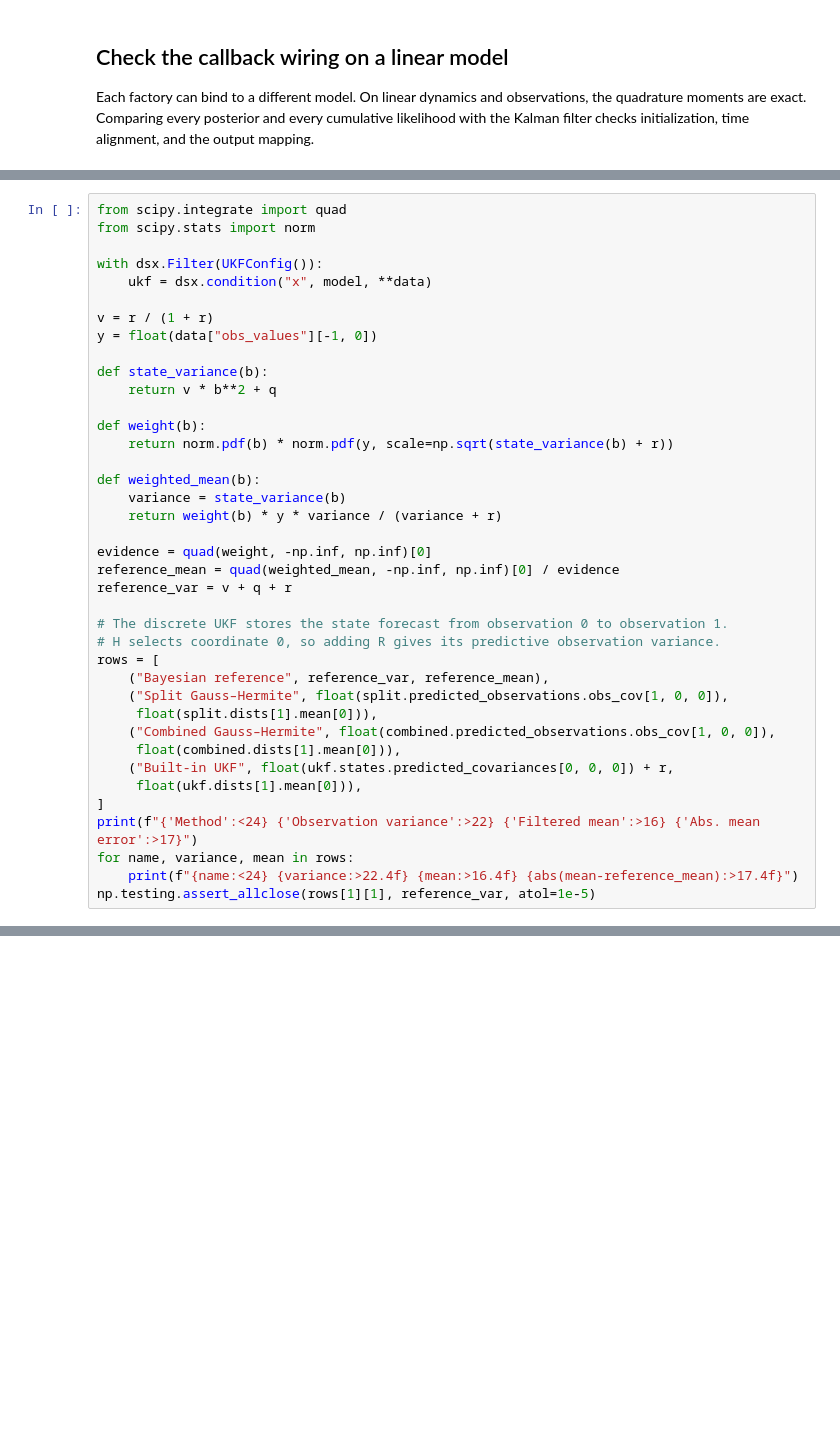
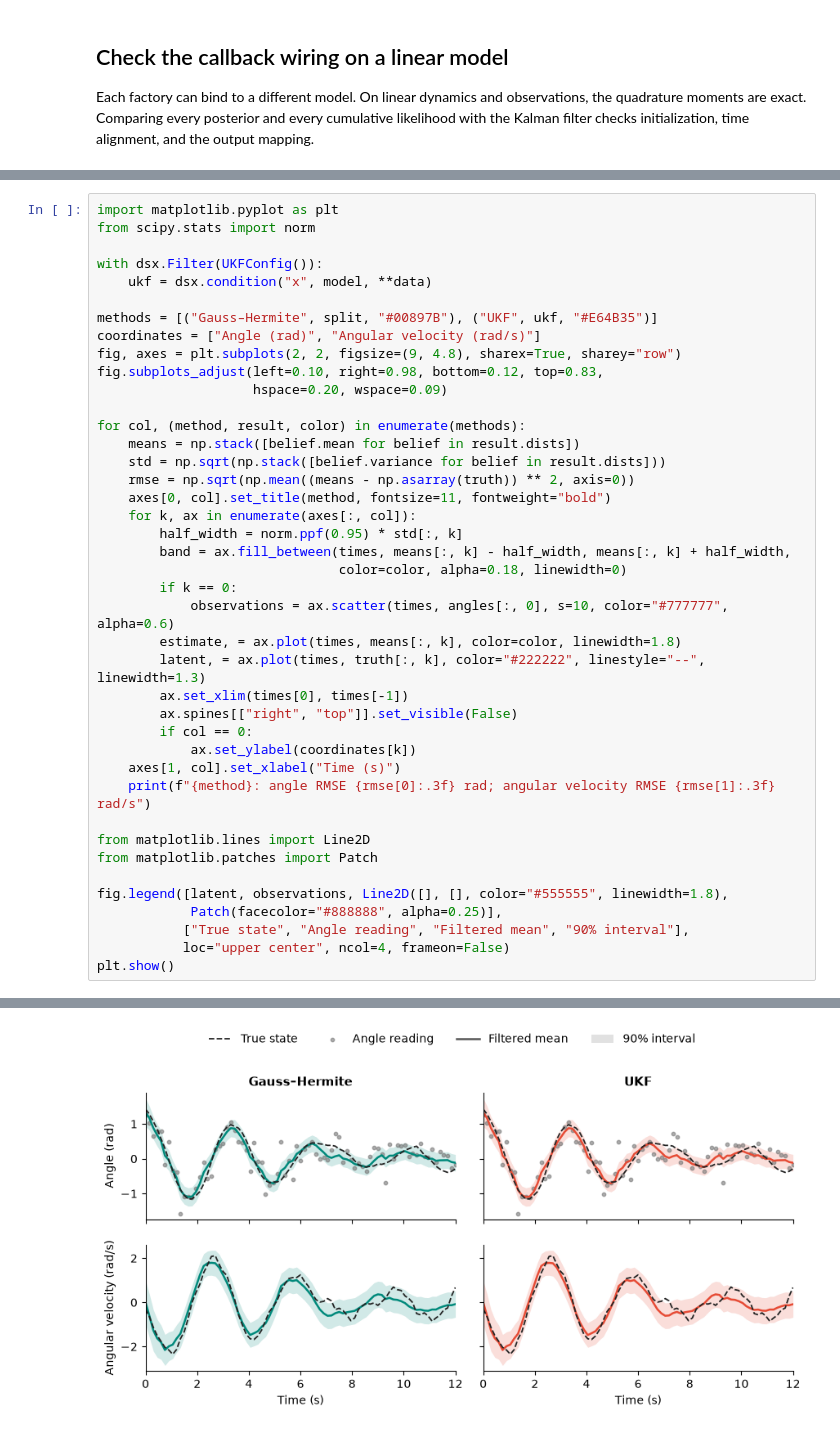
Before and after one commit to BasisResearch/dynestyx, a Jupyter notebook: docs/deep_dives/custom_gauss_hermite_filter.ipynb, the cells around one changed output, grey strips where cells are left out. Saved outputs shown, nothing was run; the diff lists cells and outputs as text; blank space fills up the shorter version.

Commit message:
Compare pendulum state estimates on a simulated trajectory

```diff
--- a/docs/deep_dives/custom_gauss_hermite_filter.ipynb
+++ b/docs/deep_dives/custom_gauss_hermite_filter.ipynb
@@ -219,39 +242,42 @@ We can also check the final **filtered mean** against a numerical Bayesian refer
 # %%
-from scipy.integrate import quad
+import matplotlib.pyplot as plt
 from scipy.stats import norm
 
 with dsx.Filter(UKFConfig()):
     ukf = dsx.condition("x", model, **data)
 
-v = r / (1 + r)
-y = float(data["obs_values"][-1, 0])
+methods = [("Gauss–Hermite", split, "#00897B"), ("UKF", ukf, "#E64B35")]
+coordinates = ["Angle (rad)", "Angular velocity (rad/s)"]
+fig, axes = plt.subplots(2, 2, figsize=(9, 4.8), sharex=True, sharey="row")
+fig.subplots_adjust(left=0.10, right=0.98, bottom=0.12, top=0.83,
+                    hspace=0.20, wspace=0.09)
 
-def state_variance(b):
-    return v * b**2 + q
+for col, (method, result, color) in enumerate(methods):
+    means = np.stack([belief.mean for belief in result.dists])
+    std = np.sqrt(np.stack([belief.variance for belief in result.dists]))
+    rmse = np.sqrt(np.mean((means - np.asarray(truth)) ** 2, axis=0))
+    axes[0, col].set_title(method, fontsize=11, fontweight="bold")
+    for k, ax in enumerate(axes[:, col]):
+        half_width = norm.ppf(0.95) * std[:, k]
+        band = ax.fill_between(times, means[:, k] - half_width, means[:, k] + half_width,
+                               color=color, alpha=0.18, linewidth=0)
+        if k == 0:
+            observations = ax.scatter(times, angles[:, 0], s=10, color="#777777", alpha=0.6)
+        estimate, = ax.plot(times, means[:, k], color=color, linewidth=1.8)
+        latent, = ax.plot(times, truth[:, k], color="#222222", linestyle="--", linewidth=1.3)
+        ax.set_xlim(times[0], times[-1])
+        ax.spines[["right", "top"]].set_visible(False)
+        if col == 0:
+            ax.set_ylabel(coordinates[k])
+    axes[1, col].set_xlabel("Time (s)")
+    print(f"{method}: angle RMSE {rmse[0]:.3f} rad; angular velocity RMSE {rmse[1]:.3f} rad/s")
 
-def weight(b):
-    return norm.pdf(b) * norm.pdf(y, scale=np.sqrt(state_variance(b) + r))
+from matplotlib.lines import Line2D
+from matplotlib.patches import Patch
 
-def weighted_mean(b):
-    variance = state_variance(b)
-    return weight(b) * y * variance / (variance + r)
-
-evidence = quad(weight, -np.inf, np.inf)[0]
-reference_mean = quad(weighted_mean, -np.inf, np.inf)[0] / evidence
-reference_var = v + q + r
-
-# The discrete UKF stores the state forecast from observation 0 to observation 1.
-# H selects coordinate 0, so adding R gives its predictive observation variance.
-rows = [
-    ("Bayesian reference", reference_var, reference_mean),
-    ("Split Gauss–Hermite", float(split.predicted_observations.obs_cov[1, 0, 0]),
-     float(split.dists[1].mean[0])),
-    ("Combined Gauss–Hermite", float(combined.predicted_observations.obs_cov[1, 0, 0]),
-     float(combined.dists[1].mean[0])),
-    ("Built-in UKF", float(ukf.states.predicted_covariances[0, 0, 0]) + r,
-     float(ukf.dists[1].mean[0])),
-]
-print(f"{'Method':<24} {'Observation variance':>22} {'Filtered mean':>16} {'Abs. mean error':>17}")
-for name, variance, mean in rows:
-    print(f"{name:<24} {variance:>22.4f} {mean:>16.4f} {abs(mean-reference_mean):>17.4f}")
-np.testing.assert_allclose(rows[1][1], reference_var, atol=1e-5)
+fig.legend([latent, observations, Line2D([], [], color="#555555", linewidth=1.8),
+            Patch(facecolor="#888888", alpha=0.25)],
+           ["True state", "Angle reading", "Filtered mean", "90% interval"],
+           loc="upper center", ncol=4, frameon=False)
+plt.show()
+# %% [output]
@@ -258 +286,2 @@ np.testing.assert_allclose(rows[1][1], reference_var, atol=1e-5)
+[figure, added]
 # %% [markdown]
```
Also changed, not shown: parts of 7 cells of this notebook.
